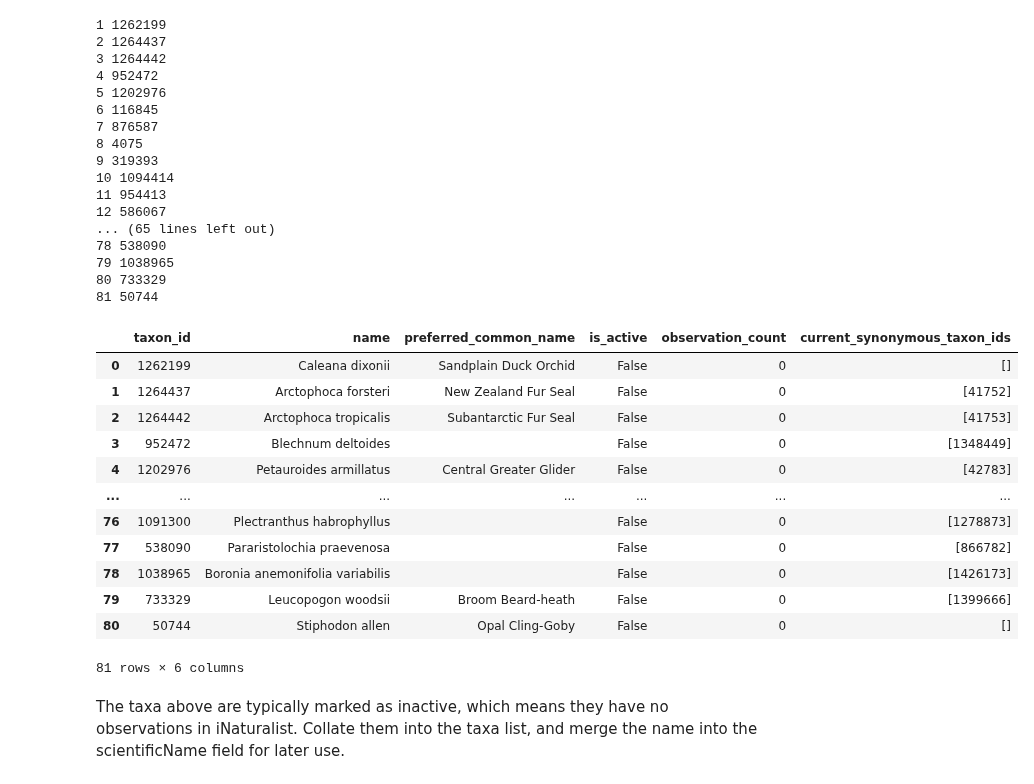
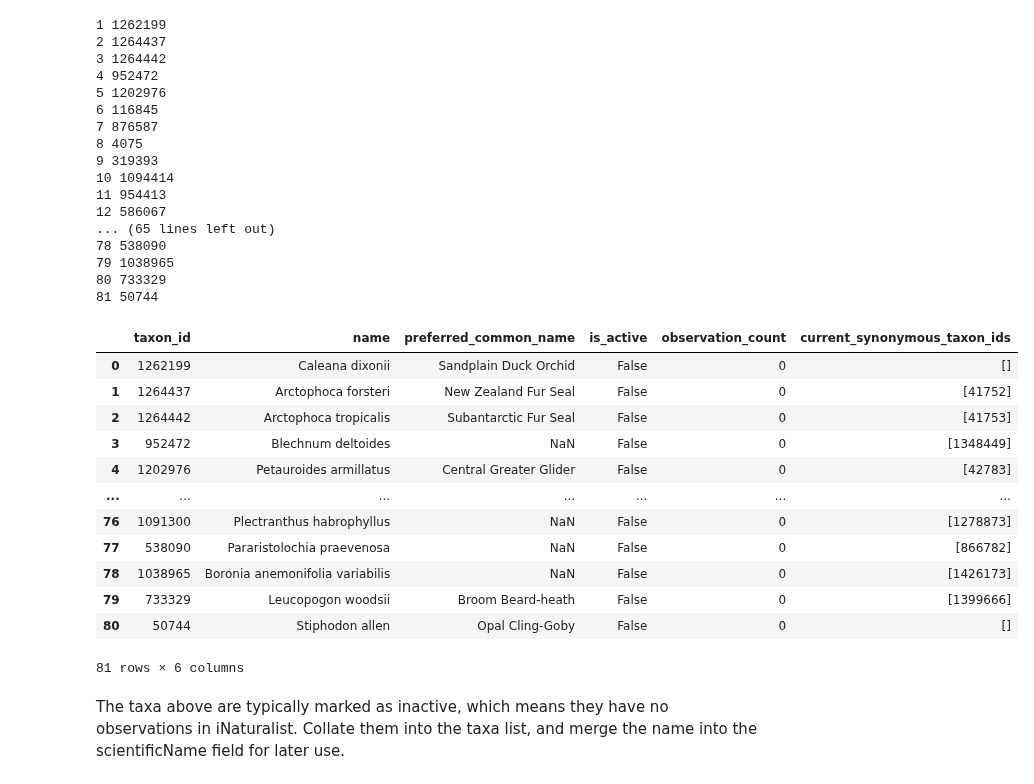
Before and after one commit to AtlasOfLivingAustralia/authoritative-lists, a Jupyter notebook: source-code/py-notebook/inaturalist-statuses/collate-status-taxa.ipynb, the cells around one changed output. Saved outputs shown, nothing was run; the diff lists cells and outputs as text; code cells hidden in the pictures.

```diff
--- a/source-code/py-notebook/inaturalist-statuses/collate-status-taxa.ipynb
+++ b/source-code/py-notebook/inaturalist-statuses/collate-status-taxa.ipynb
@@ -256,23 +275,23 @@ for unmatchedid in unmatchedtaxonids:
 79 1038965
 80 733329
 81 50744
-# %%
-inactivetaxa = pd.DataFrame(taxonlist)
-inactivetaxa
-# %% [output]
-|  | taxon_id | name | preferred_common_name | is_active | observation_count | current_synonymous_taxon_ids |
-| 0 | 1262199 | Caleana dixonii | Sandplain Duck Orchid | False | 0 | [] |
-| 1 | 1264437 | Arctophoca forsteri | New Zealand Fur Seal | False | 0 | [41752] |
-| 2 | 1264442 | Arctophoca tropicalis | Subantarctic Fur Seal | False | 0 | [41753] |
-| 3 | 952472 | Blechnum deltoides |  | False | 0 | [1348449] |
-| 4 | 1202976 | Petauroides armillatus | Central Greater Glider | False | 0 | [42783] |
-| ... | ... | ... | ... | ... | ... | ... |
-| 76 | 1091300 | Plectranthus habrophyllus |  | False | 0 | [1278873] |
-| 77 | 538090 | Pararistolochia praevenosa |  | False | 0 | [866782] |
-| 78 | 1038965 | Boronia anemonifolia variabilis |  | False | 0 | [1426173] |
-| 79 | 733329 | Leucopogon woodsii | Broom Beard-heath | False | 0 | [1399666] |
-| 80 | 50744 | Stiphodon allen | Opal Cling-Goby | False | 0 | [] |
-81 rows × 6 columns
+# %%
+inactivetaxa = pd.read_csv(sourcedir+"inat-aust-inactive-taxon.csv", dtype=str)
+inactivetaxa
+# %% [output]
+|  | taxon_id | name | preferred_common_name | is_active | observation_count | current_synonymous_taxon_ids |
+| 0 | 1262199 | Caleana dixonii | Sandplain Duck Orchid | False | 0 | [] |
+| 1 | 1264437 | Arctophoca forsteri | New Zealand Fur Seal | False | 0 | [41752] |
+| 2 | 1264442 | Arctophoca tropicalis | Subantarctic Fur Seal | False | 0 | [41753] |
+| 3 | 952472 | Blechnum deltoides | NaN | False | 0 | [1348449] |
+| 4 | 1202976 | Petauroides armillatus | Central Greater Glider | False | 0 | [42783] |
+| ... | ... | ... | ... | ... | ... | ... |
+| 76 | 1091300 | Plectranthus habrophyllus | NaN | False | 0 | [1278873] |
+| 77 | 538090 | Pararistolochia praevenosa | NaN | False | 0 | [866782] |
+| 78 | 1038965 | Boronia anemonifolia variabilis | NaN | False | 0 | [1426173] |
+| 79 | 733329 | Leucopogon woodsii | Broom Beard-heath | False | 0 | [1399666] |
+| 80 | 50744 | Stiphodon allen | Opal Cling-Goby | False | 0 | [] |
+81 rows × 6 columns
 # %% [markdown]
 The taxa above are typically marked as inactive, which means they have no observations in iNaturalist. Collate them into the taxa list, and merge the name into the scientificName field for later use.
 # %%
```
Also changed, not shown: parts of 8 cells of this notebook, 1 other file.
